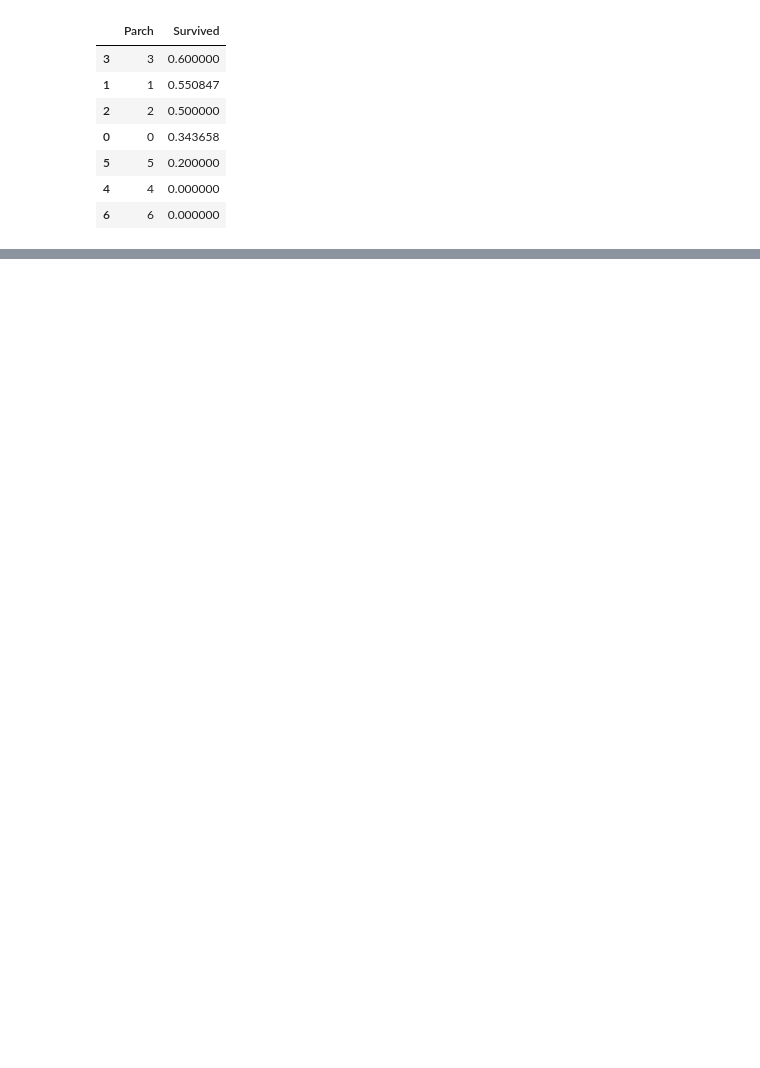
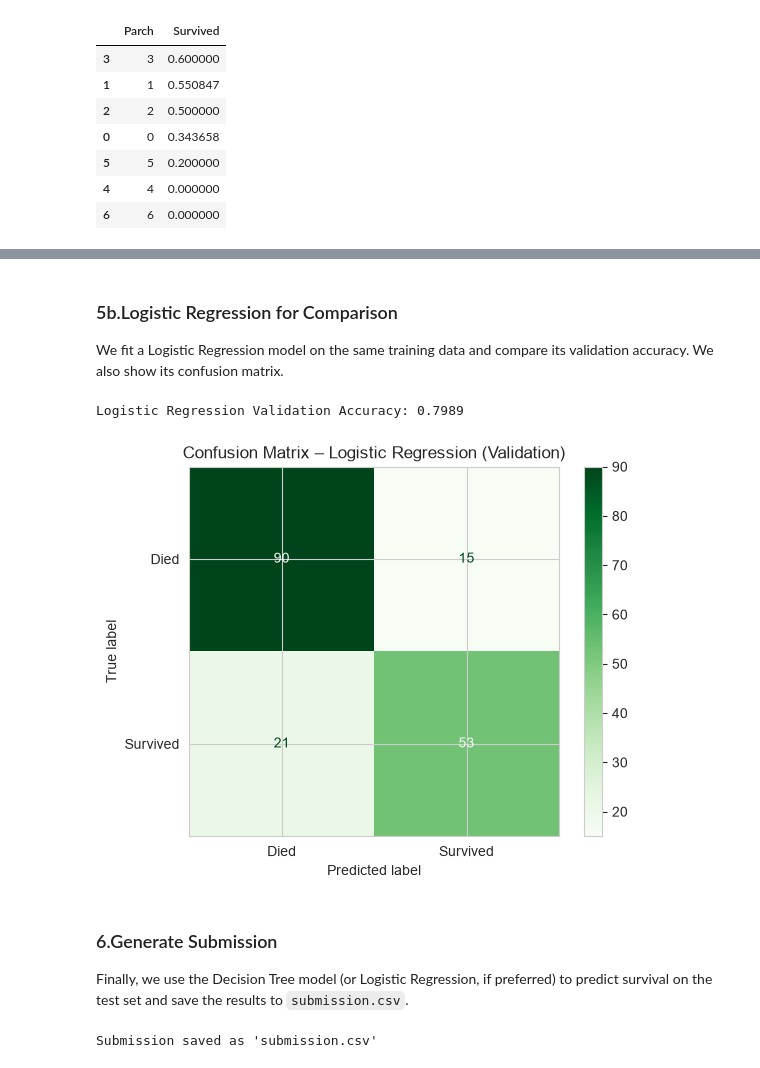
Before and after one commit to amir-rahmani84/titanic-disaster, a Jupyter notebook: notebook41fcd16c13.ipynb, the cells around one changed output, grey strips where cells are left out. Cells and saved outputs as stored; diff of their text form; code cells hidden in the pictures; blank space fills up the shorter version.

```diff
--- a/notebook41fcd16c13.ipynb
+++ b/notebook41fcd16c13.ipynb
@@ -193,0 +355,29 @@ Your submission was successfully saved!
+# %% [markdown]
+### 5b.Logistic Regression for Comparison
+We fit a Logistic Regression model on the same training data and compare its validation accuracy. We also show its confusion matrix.
+# %%
+lr_model = LogisticRegression(max_iter=1000, random_state=42)
+lr_model.fit(X_train, y_train)
+lr_pred = lr_model.predict(X_val)
+print(f"Logistic Regression Validation Accuracy: {accuracy_score(y_val, lr_pred):.4f}")
+
+# Confusion Matrix
+cm_lr = confusion_matrix(y_val, lr_pred)
+disp_lr = ConfusionMatrixDisplay(confusion_matrix=cm_lr, display_labels=['Died', 'Survived'])
+disp_lr.plot(cmap='Greens')
+plt.title('Confusion Matrix – Logistic Regression (Validation)')
+plt.show()
+# %% [output]
+Logistic Regression Validation Accuracy: 0.7989
+[figure, added]
+# %% [markdown]
+### 6.Generate Submission
+Finally, we use the Decision Tree model (or Logistic Regression, if preferred) to predict survival on the test set and save the results to `submission.csv`.
+# %%
+# Use the Decision Tree model for submission
+predictions = model.predict(X_test)
+output = pd.DataFrame({'PassengerId': test_data.PassengerId, 'Survived': predictions})
+output.to_csv('submission.csv', index=False)
+print("Submission saved as 'submission.csv'")
+# %% [output]
+Submission saved as 'submission.csv'
```
Also changed, not shown: parts of 26 cells of this notebook, 2 other files.
